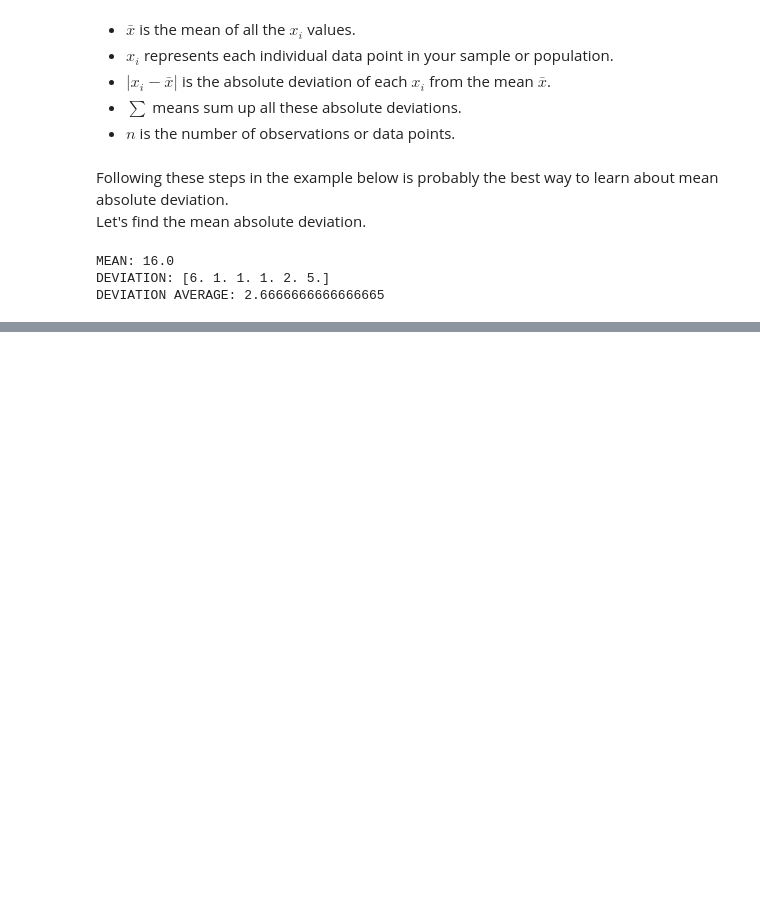
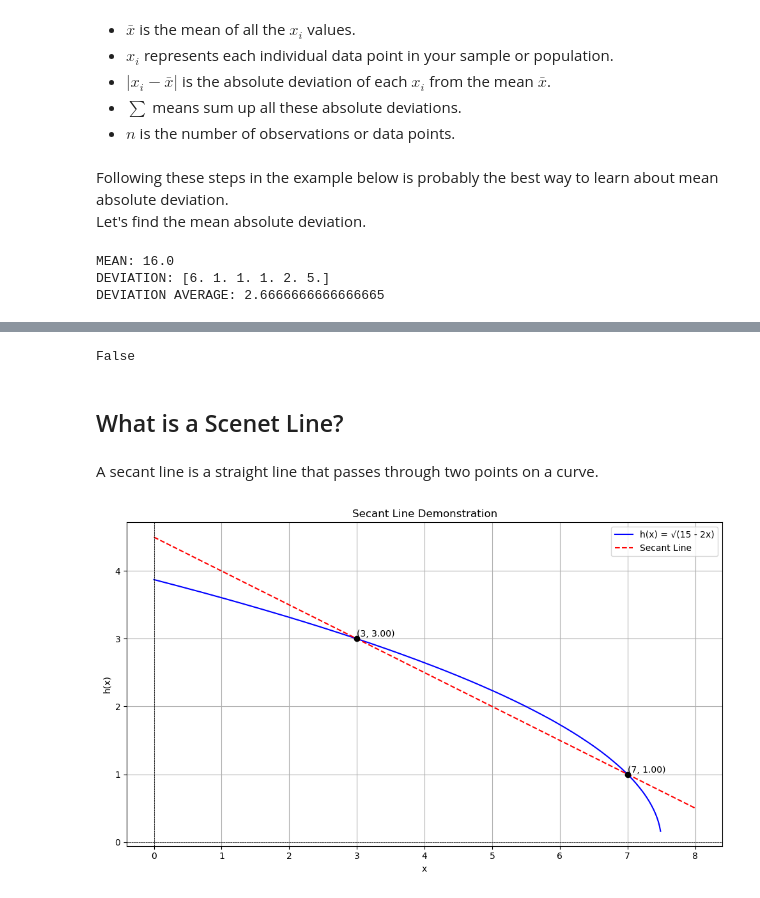
Before and after one commit to Sjahriyar/Ai-Study, a Jupyter notebook: math.ipynb, the cells around one changed output, grey strips where cells are left out. Drawn from its saved outputs; the diff is of its cells as text; code cells hidden in the pictures; blank space fills up the shorter version.

```diff
--- a/math.ipynb
+++ b/math.ipynb
@@ -419,0 +843,61 @@ These metrics provide different insights into model performance, and the choice
+# %%
+def f(x): return x**2
+f(3) == 2*2
+# %% [output]
+False
+# %% [markdown]
+## What is a Scenet Line?
+# %% [markdown]
+A secant line is a straight line that passes through two points on a curve.
+# %%
+# Define the function h(x)
+def h(x):
+    return np.sqrt(15 - 2 * x)
+
+# Calculate the y-values for x = 3 and x = 7
+x1, x2 = 3, 7
+y1, y2 = h(x1), h(x2)
+
+# Define the slope of the secant line
+slope = (y2 - y1) / (x2 - x1)
+
+# Define the equation of the secant line: y = slope * (x - x1) + y1
+def secant_line(x):
+    return slope * (x - x1) + y1
+
+# Generate x values for plotting the function
+x_vals = np.linspace(0, 7.8, 500)  # x values from 0 to 7
+y_vals = h(x_vals)              # y values for the function h(x)
+
+# Generate x values for plotting the secant line
+secant_x_vals = np.linspace(0, 8, 500)  # Extend the secant line beyond the points
+secant_y_vals = secant_line(secant_x_vals)  # y values for the secant line
+
+# Plot the function and the secant line
+plt.figure(figsize=(10, 6))
+
+# Plot the function h(x)
+plt.plot(x_vals, y_vals, label="h(x) = √(15 - 2x)", color="blue")
+
+# Plot the secant line
+plt.plot(secant_x_vals, secant_y_vals, label="Secant Line", color="red", linestyle="--")
+
+# Plot the two points (x1, y1) and (x2, y2)
+plt.scatter([x1, x2], [y1, y2], color="black", zorder=5)  # Highlight the points
+plt.text(x1, y1, f"({x1}, {y1:.2f})", fontsize=10, verticalalignment="bottom")
+plt.text(x2, y2, f"({x2}, {y2:.2f})", fontsize=10, verticalalignment="bottom")
+
+# Add labels, legend, and grid
+plt.title("Secant Line Demonstration")
+plt.xlabel("x")
+plt.ylabel("h(x)")
+plt.axhline(0, color="black", linewidth=0.5, linestyle="--")  # x-axis
+plt.axvline(0, color="black", linewidth=0.5, linestyle="--")  # y-axis
+plt.grid(True)
+plt.legend()
+
+# Show the plot
+plt.tight_layout()
+plt.show()
+# %% [output]
+[figure, added]
```
Also changed, not shown: parts of 34 cells of this notebook, 7 other files.
